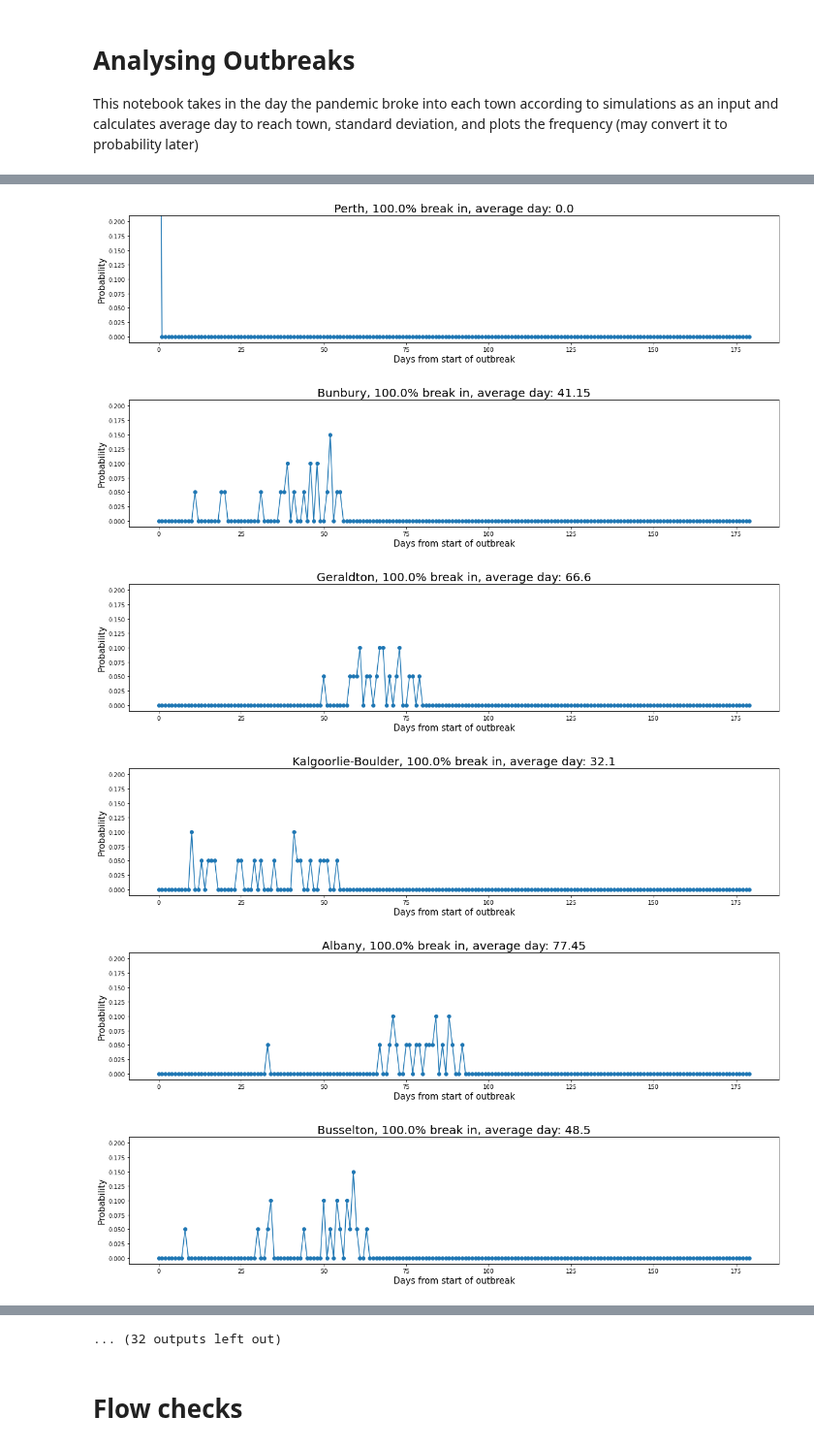
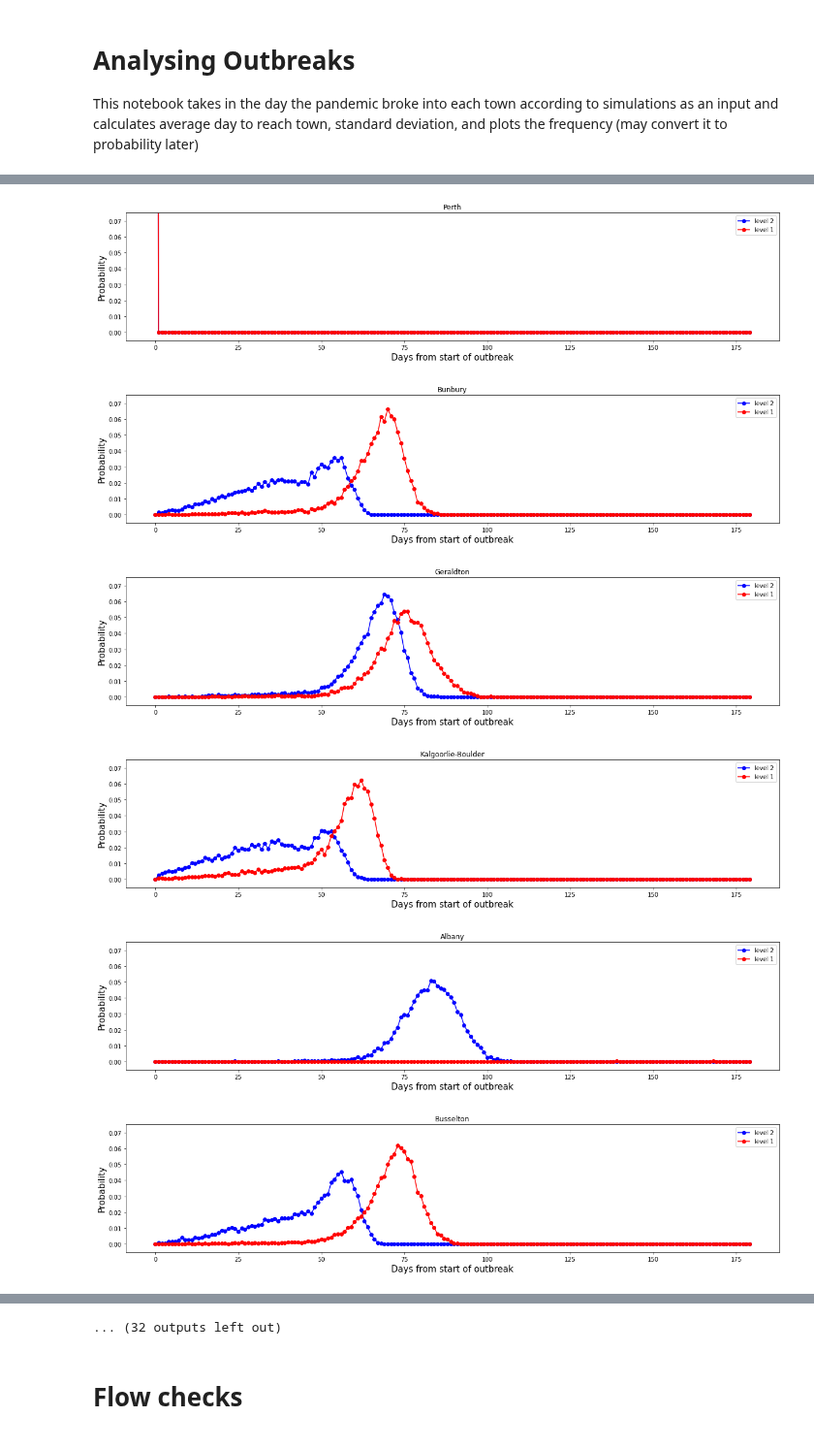
Before and after one commit to yuval-b/covid_thesis, a Jupyter notebook: 9. Analysing Outbreaks.ipynb, the cells around one changed output, grey strips where cells are left out. Shown at 97% size. Cells and saved outputs as stored; diff of their text form; code cells hidden in the pictures.

Commit message:
Comparing levels, probability plots

```diff
--- a/9. Analysing Outbreaks.ipynb
+++ b/9. Analysing Outbreaks.ipynb
@@ -8,7 +8,8 @@ from collections import Counter
 import os
 import numpy as np
 # %%
-cb = pd.read_csv('/Volumes/HardDrive/New_Workflow/breaks_44_<250/lvl_2.csv', header = None)
+cb2 = pd.read_csv('/Volumes/HardDrive/New_Workflow/breaks_44_<250/lvl_2.csv', header = None)
+cb1 = pd.read_csv('/Volumes/HardDrive/New_Workflow/breaks_44_<250/lvl_1.csv', header = None)
 # %%
 waloc = pd.read_csv('/Users/Yuval/Desktop/Thesis/all-wa-pos.csv')#use this for all 297 towns
 waloc = waloc.loc[waloc['Population'] >0]
@@ -82,24 +95,38 @@ Fitzroy Crossing       1000.0   1000.0
 # %%
 for i in range(44):
     plt.figure(figsize = (20,4))
-    tot = []
-    cou = Counter(list(cb[i]))
+    tot2 = []
+    cou = Counter(list(cb2[i]))
     ave = 0
     for day in range(180):
-        tot.append(cou.get(day,0)/len(cb))
+        tot2.append(cou.get(day,0)/len(cb2))
         ave += day*cou.get(day,0)
-    ave = str(ave/len(cb))
+    ave = str(ave/len(cb2))
     town = list(waloc.iloc[i])[0]
-    breakin = str(round(sum(tot)*100,1))
-    plt.title(town + ', ' + breakin  + '% break in, average day: ' + ave, fontsize = 20)
-    plt.plot(tot, marker = 'o')
+    breakin = str(round(sum(tot2)*100,1))
+
+    tot1 = []
+    cou = Counter(list(cb1[i]))
+    ave = 0
+    for day in range(180):
+        tot1.append(cou.get(day,0)/len(cb1))
+        ave += day*cou.get(day,0)
+    ave = str(ave/len(cb1))
+    town = list(waloc.iloc[i])[0]
+    breakin = str(round(sum(tot1)*100,1))
+
+
+    plt.title(town)# + ', ' + breakin  + '% break in, average day: ' + ave, fontsize = 20)
+    plt.plot(tot2, marker = 'o', color = 'blue', label = 'level 2')
+    plt.plot(tot1, marker = 'o', color = 'red', label = 'level 1')
+    plt.legend()
     plt.xlabel('Days from start of outbreak', fontsize = 15)
-    plt.ylim([-0.01,0.21])
+    plt.ylim([-0.005,0.075])
     plt.ylabel('Probability', fontsize = 15)
 # %% [output]
-[figure, old version]
+[figure, new version]
-[figure, old version]
+[figure, new version]
-[figure, old version]
+[figure, new version]
-[figure, old version]
+[figure, new version]
-[figure, old version]
+[figure, new version]
-[figure, old version]
+[figure, new version]
```
Also changed, not shown: parts of 4 cells of this notebook.
